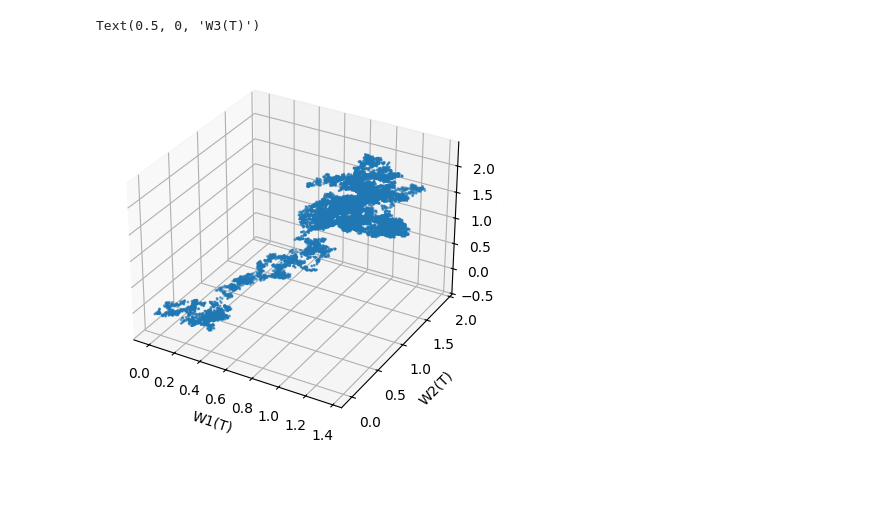
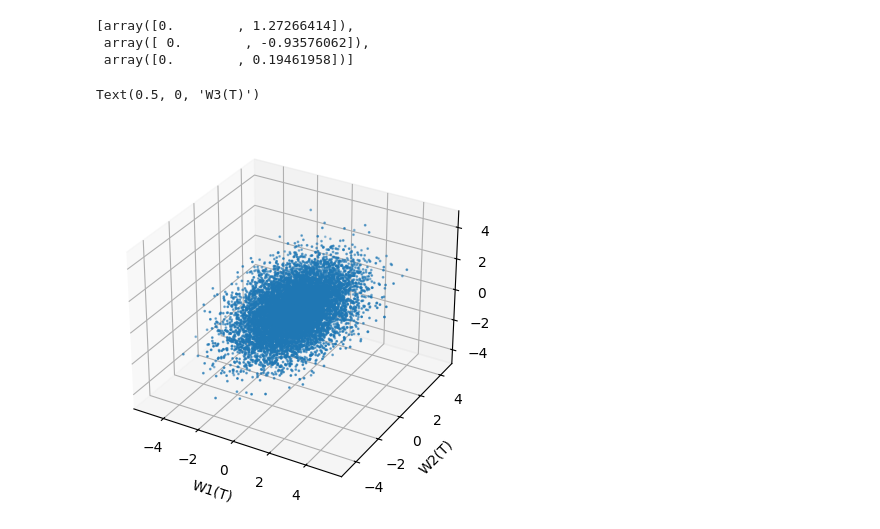
Before and after one commit to quentin-beaurez/Best-of-Options, a Jupyter notebook: BestOf.ipynb, the cells around one changed output. Saved outputs shown, nothing was run; the diff lists cells and outputs as text; code cells hidden in the pictures; blank space fills up the shorter version.

```diff
--- a/BestOf.ipynb
+++ b/BestOf.ipynb
@@ -95,15 +95,30 @@ plt.show()
-# %%
-# Simulation du vecteur gaussien (W1(T), W2(T), W3(T)), centré, de matrice de var-cov Gamma
-
-[W1,W2,W3] = mouvement_brownien_corr(T,10000)
-fig = plt.figure()
-ax=fig.add_subplot(projection='3d')
-
-ax.scatter(W1,W2,W3,s=1)
-
-ax.set_xlabel('W1(T)')
-ax.set_ylabel('W2(T)')
-ax.set_zlabel('W3(T)')
-# %% [output]
-Text(0.5, 0, 'W3(T)')
-[figure, removed]
+# %%
+mouvement_brownien_corr(T,1)
+# %% [output]
+[array([0.        , 1.27266414]),
+ array([ 0.        , -0.93576062]),
+ array([0.        , 0.19461958])]
+# %%
+# Simulation du vecteur gaussien (W1(T), W2(T), W3(T)), centré, de matrice de var-cov Gamma
+
+W1_tab = []
+W2_tab = []
+W3_tab = []
+
+for _ in range (10000) :
+    W = np.stack(mouvement_brownien_corr(T,1, rho=0.3))[:,1]
+    W1_tab.append(W[0])
+    W2_tab.append(W[1])
+    W3_tab.append(W[2])
+
+fig = plt.figure()
+ax=fig.add_subplot(projection='3d')
+
+ax.scatter(W1_tab,W2_tab,W3_tab,s=1)
+
+ax.set_xlabel('W1(T)')
+ax.set_ylabel('W2(T)')
+ax.set_zlabel('W3(T)')
+# %% [output]
+Text(0.5, 0, 'W3(T)')
+[figure, added]
```
Also changed, not shown: parts of 10 cells of this notebook.
